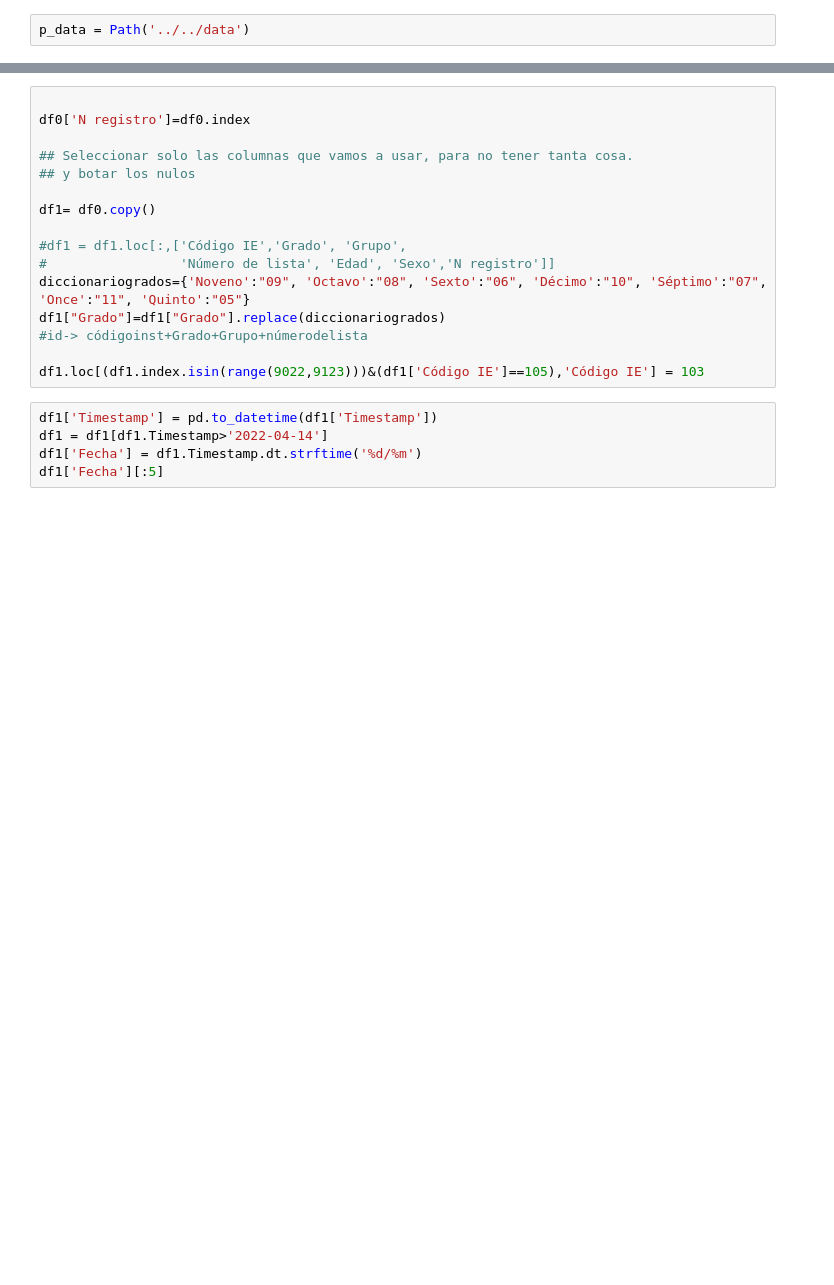
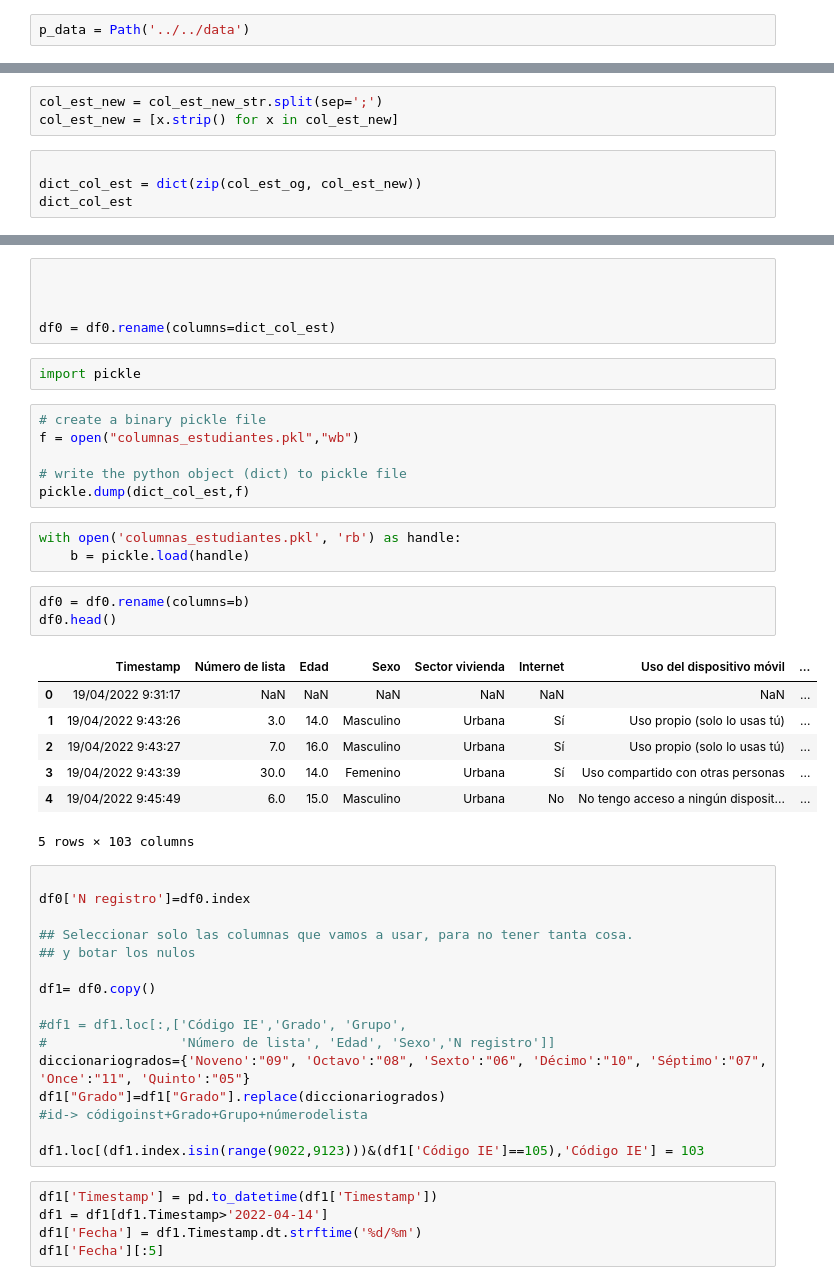
Before and after one commit to mariaf494/CFK2022, a Jupyter notebook: utils/cleaners/SeguimientoColegios.ipynb, the cells around one changed output, grey strips where cells are left out. Drawn from its saved outputs; the diff is of its cells as text; blank space fills up the shorter version.

```diff
--- a/utils/cleaners/SeguimientoColegios.ipynb
+++ b/utils/cleaners/SeguimientoColegios.ipynb
@@ -25,0 +165,7 @@ Index(['Timestamp', 'Número de lista', 'Edad', 'Sexo', 'Sector vivienda',
+# %%
+col_est_new = col_est_new_str.split(sep=';')
+col_est_new = [x.strip() for x in col_est_new]
+# %%
+
+dict_col_est = dict(zip(col_est_og, col_est_new))
+dict_col_est
@@ -26,3 +190,30 @@ Index(['Timestamp', 'Número de lista', 'Edad', 'Sexo', 'Sector vivienda',
+# %%
+
+
+
+df0 = df0.rename(columns=dict_col_est)
+# %%
+import pickle
+# %%
+# create a binary pickle file
+f = open("columnas_estudiantes.pkl","wb")
+
+# write the python object (dict) to pickle file
+pickle.dump(dict_col_est,f)
+# %%
+with open('columnas_estudiantes.pkl', 'rb') as handle:
+    b = pickle.load(handle)
+# %%
+df0 = df0.rename(columns=b)
+df0.head()
+# %% [output]
+|  | Timestamp | Número de lista | Edad | Sexo | Sector vivienda | Internet | Uso del dispositivo móvil | ... |
+| 0 | 19/04/2022 9:31:17 | NaN | NaN | NaN | NaN | NaN | NaN | ... |
+| 1 | 19/04/2022 9:43:26 | 3.0 | 14.0 | Masculino | Urbana | Sí | Uso propio (solo lo usas tú) | ... |
+| 2 | 19/04/2022 9:43:27 | 7.0 | 16.0 | Masculino | Urbana | Sí | Uso propio (solo lo usas tú) | ... |
+| 3 | 19/04/2022 9:43:39 | 30.0 | 14.0 | Femenino | Urbana | Sí | Uso compartido con otras personas | ... |
+| 4 | 19/04/2022 9:45:49 | 6.0 | 15.0 | Masculino | Urbana | No | No tengo acceso a ningún disposit... | ... |
+5 rows × 103 columns
 # %%
 
 df0['N registro']=df0.index
```
Also changed, not shown: parts of 12 cells of this notebook, 26 other files.
